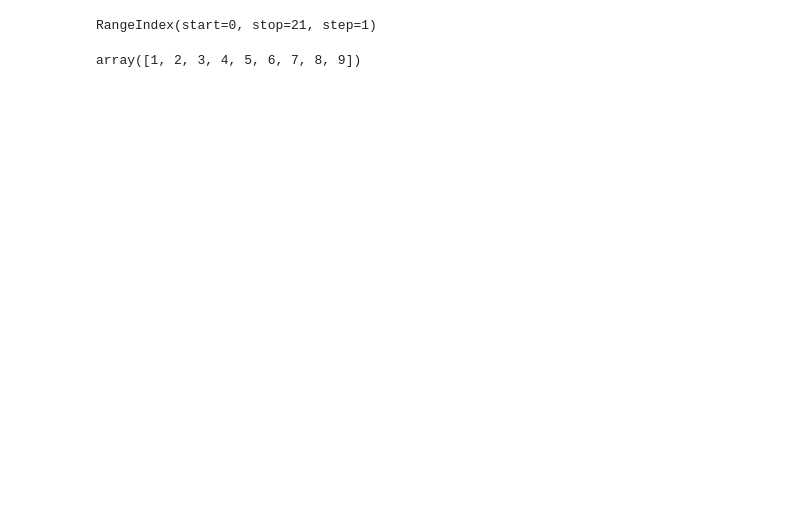
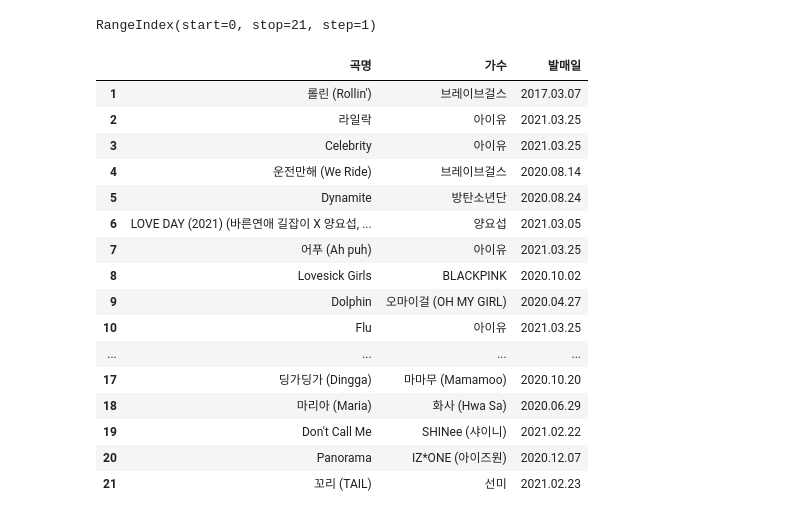
Before and after one commit to vega2k/kosta_webscraping, a Jupyter notebook: 05.Melon 100Chart 수집과 저장.ipynb, the cells around one changed output. Saved outputs shown, nothing was run; the diff lists cells and outputs as text; code cells hidden in the pictures; blank space fills up the shorter version.

```diff
--- a/05.Melon 100Chart 수집과 저장.ipynb
+++ b/05.Melon 100Chart 수집과 저장.ipynb
@@ -215,6 +215,23 @@ RangeIndex(start=0, stop=21, step=1)
 # %%
 import numpy as np
 
-np.arange(1,ldance_df)
+dance_df.index = np.arange(1,len(dance_df)+1)
+dance_df
 # %% [output]
-array([1, 2, 3, 4, 5, 6, 7, 8, 9])
+|  | 곡명 | 가수 | 발매일 |
+| 1 | 롤린 (Rollin') | 브레이브걸스 | 2017.03.07 |
+| 2 | 라일락 | 아이유 | 2021.03.25 |
+| 3 | Celebrity | 아이유 | 2021.03.25 |
+| 4 | 운전만해 (We Ride) | 브레이브걸스 | 2020.08.14 |
+| 5 | Dynamite | 방탄소년단 | 2020.08.24 |
+| 6 | LOVE DAY (2021) (바른연애 길잡이 X 양요섭, ... | 양요섭 | 2021.03.05 |
+| 7 | 어푸 (Ah puh) | 아이유 | 2021.03.25 |
+| 8 | Lovesick Girls | BLACKPINK | 2020.10.02 |
+| 9 | Dolphin | 오마이걸 (OH MY GIRL) | 2020.04.27 |
+| 10 | Flu | 아이유 | 2021.03.25 |
+| ... | ... | ... | ... |
+| 17 | 딩가딩가 (Dingga) | 마마무 (Mamamoo) | 2020.10.20 |
+| 18 | 마리아 (Maria) | 화사 (Hwa Sa) | 2020.06.29 |
+| 19 | Don't Call Me | SHINee (샤이니) | 2021.02.22 |
+| 20 | Panorama | IZ*ONE (아이즈원) | 2020.12.07 |
+| 21 | 꼬리 (TAIL) | 선미 | 2021.02.23 |
```
